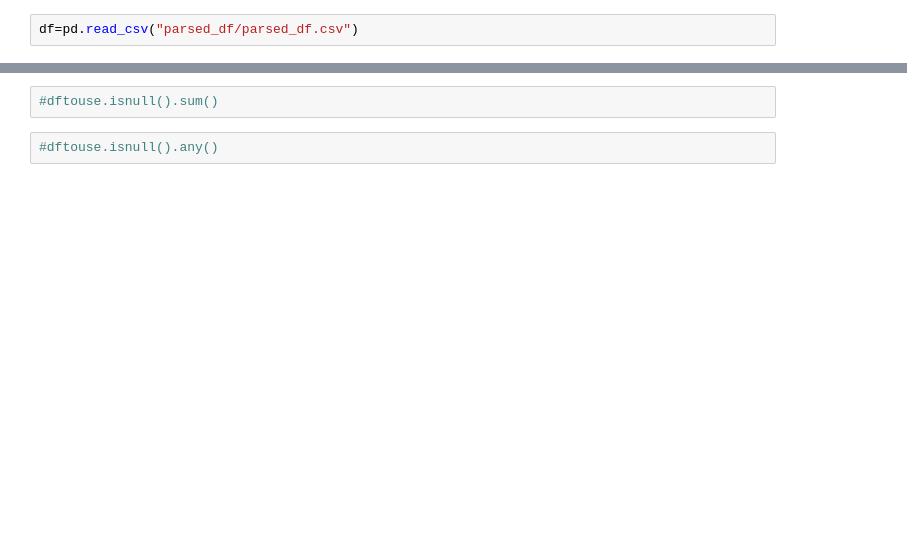
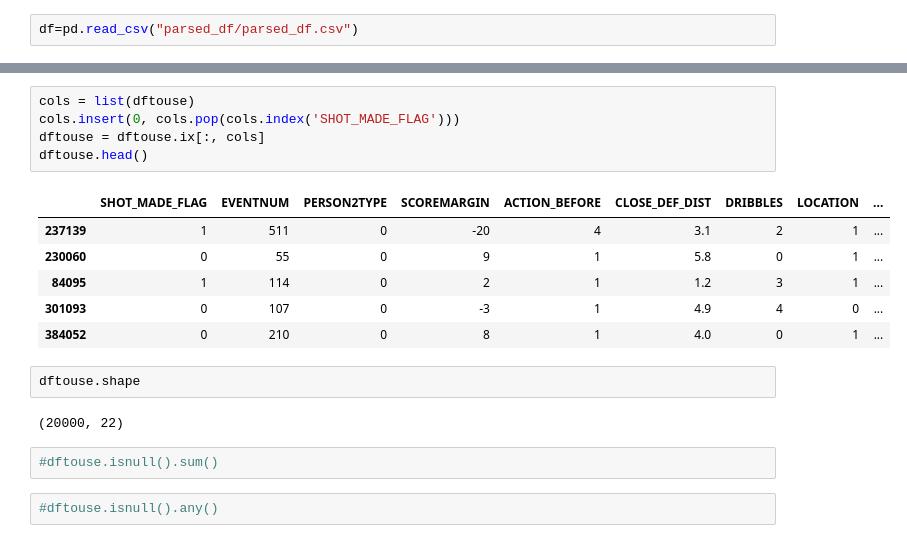
Before and after one commit to hwchase17/sportvu, a Jupyter notebook: SVM.ipynb, the cells around one changed output, grey strips where cells are left out. Saved outputs shown, nothing was run; the diff lists cells and outputs as text; blank space fills up the shorter version.

```diff
--- a/SVM.ipynb
+++ b/SVM.ipynb
@@ -31,3 +75,19 @@ dftouse.shape
+# %%
+cols = list(dftouse)
+cols.insert(0, cols.pop(cols.index('SHOT_MADE_FLAG')))
+dftouse = dftouse.ix[:, cols]
+dftouse.head()
+# %% [output]
+|  | SHOT_MADE_FLAG | EVENTNUM | PERSON2TYPE | SCOREMARGIN | ACTION_BEFORE | CLOSE_DEF_DIST | DRIBBLES | LOCATION | ... |
+| 237139 | 1 | 511 | 0 | -20 | 4 | 3.1 | 2 | 1 | ... |
+| 230060 | 0 | 55 | 0 | 9 | 1 | 5.8 | 0 | 1 | ... |
+| 84095 | 1 | 114 | 0 | 2 | 1 | 1.2 | 3 | 1 | ... |
+| 301093 | 0 | 107 | 0 | -3 | 1 | 4.9 | 4 | 0 | ... |
+| 384052 | 0 | 210 | 0 | 8 | 1 | 4.0 | 0 | 1 | ... |
+# %%
+dftouse.shape
+# %% [output]
+(20000, 22)
 # %%
 #dftouse.isnull().sum()
 # %%
```
Also changed, not shown: parts of 17 cells of this notebook.
